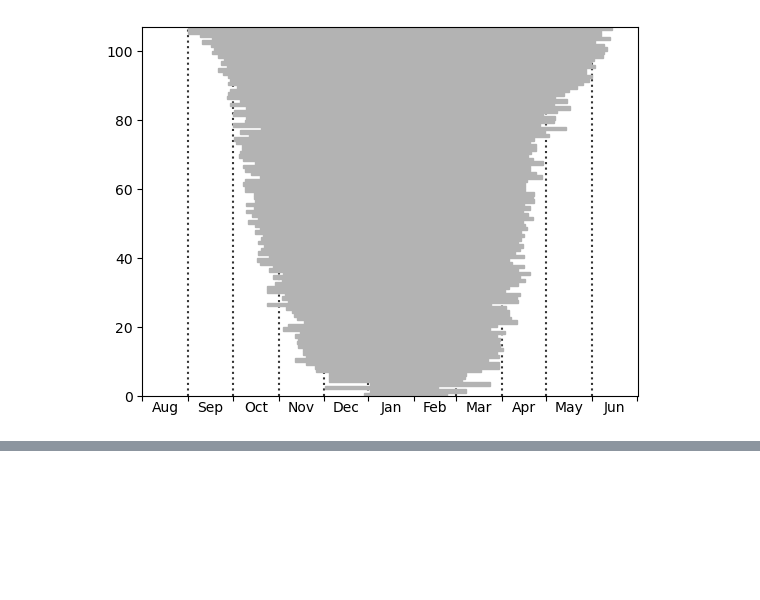
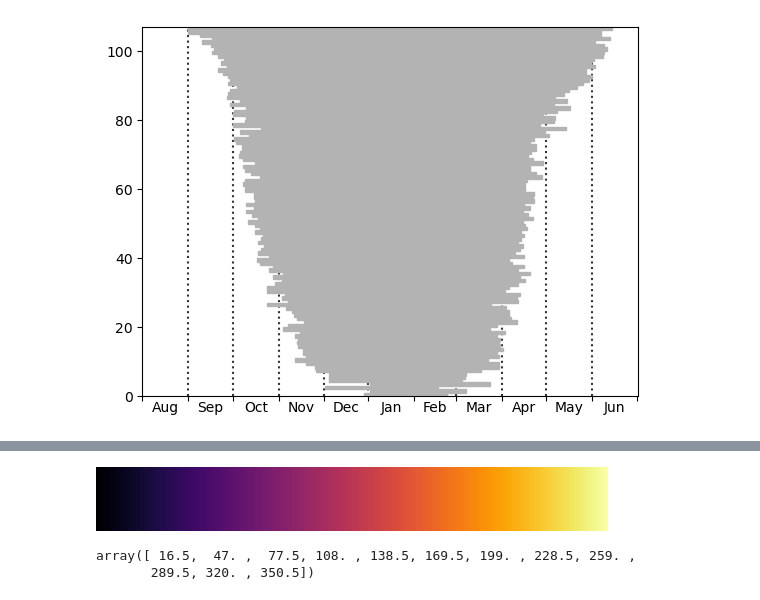
Before and after one commit to andypbarrett/rain_on_snow_climatology_paper, a Jupyter notebook: notebooks/plot_winter_stats.ipynb, the cells around one changed output, grey strips where cells are left out. Drawn from its saved outputs; the diff is of its cells as text; code cells hidden in the pictures; blank space fills up the shorter version.

```diff
--- a/notebooks/plot_winter_stats.ipynb
+++ b/notebooks/plot_winter_stats.ipynb
@@ -256,0 +319,9 @@ time.struct_time(tm_year=2001, tm_mon=7, tm_mday=1, tm_hour=0, tm_min=0, tm_sec=
+# %%
+cmap
+# %% [output]
+[figure, added]
+# %%
+minor_ticks
+# %% [output]
+array([ 16.5,  47. ,  77.5, 108. , 138.5, 169.5, 199. , 228.5, 259. ,
+       289.5, 320. , 350.5])
```
Also changed, not shown: parts of 15 cells of this notebook.
